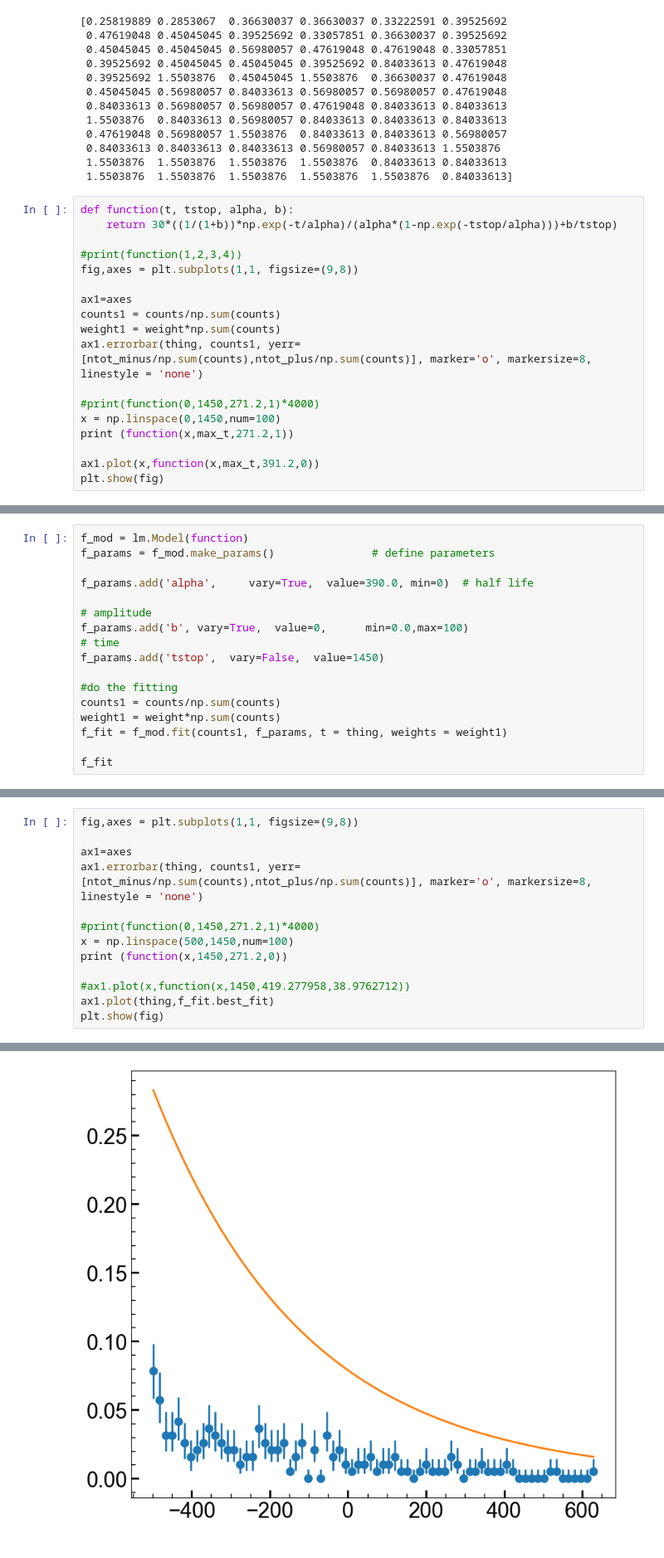
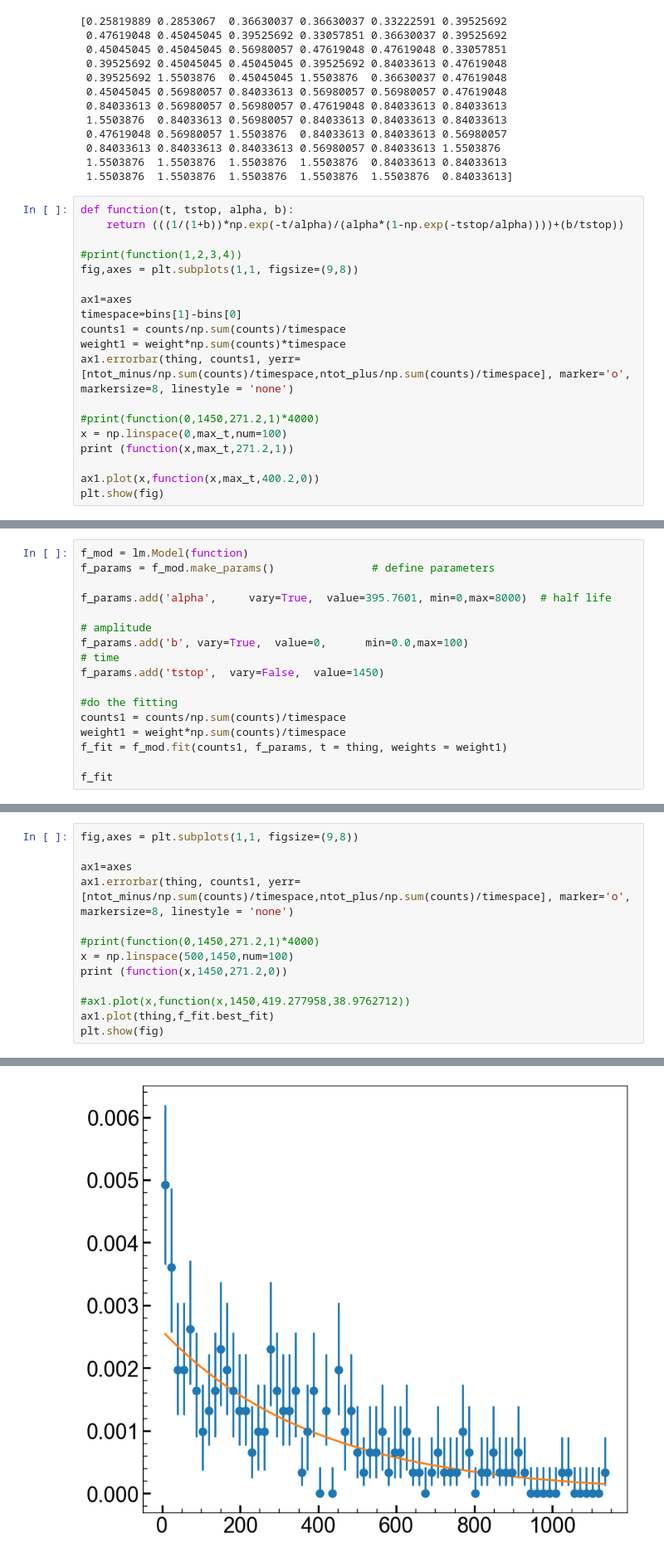
Before and after one commit to villano-lab/thermal-flux_paper2023, a Jupyter notebook: ChiSquare.ipynb, the cells around one changed output, grey strips where cells are left out. Shown at 83% size. Cells and saved outputs as stored; diff of their text form.

```diff
--- a/ChiSquare.ipynb
+++ b/ChiSquare.ipynb
@@ -137,20 +139,21 @@ print(weight)
  1.5503876  1.5503876  1.5503876  1.5503876  1.5503876  0.84033613]
 # %%
 def function(t, tstop, alpha, b):
-    return 30*((1/(1+b))*np.exp(-t/alpha)/(alpha*(1-np.exp(-tstop/alpha)))+b/tstop)
+    return (((1/(1+b))*np.exp(-t/alpha)/(alpha*(1-np.exp(-tstop/alpha))))+(b/tstop))
 
 #print(function(1,2,3,4))
 fig,axes = plt.subplots(1,1, figsize=(9,8))
 
 ax1=axes
-counts1 = counts/np.sum(counts)
-weight1 = weight*np.sum(counts)
-ax1.errorbar(thing, counts1, yerr=[ntot_minus/np.sum(counts),ntot_plus/np.sum(counts)], marker='o', markersize=8, linestyle = 'none')
+timespace=bins[1]-bins[0]
+counts1 = counts/np.sum(counts)/timespace
+weight1 = weight*np.sum(counts)*timespace
+ax1.errorbar(thing, counts1, yerr=[ntot_minus/np.sum(counts)/timespace,ntot_plus/np.sum(counts)/timespace], marker='o', markersize=8, linestyle = 'none')
 
 #print(function(0,1450,271.2,1)*4000)
-x = np.linspace(0,1450,num=100)
+x = np.linspace(0,max_t,num=100)
 print (function(x,max_t,271.2,1))
 
-ax1.plot(x,function(x,max_t,391.2,0))
+ax1.plot(x,function(x,max_t,400.2,0))
 plt.show(fig)
 # %% [output]
@@ -176,7 +197,7 @@ plt.show(fig)
 f_mod = lm.Model(function)
 f_params = f_mod.make_params()               # define parameters
 
-f_params.add('alpha',     vary=True,  value=390.0, min=0)  # half life
+f_params.add('alpha',     vary=True,  value=395.7601, min=0,max=8000)  # half life
 
 # amplitude
 f_params.add('b', vary=True,  value=0,      min=0.0,max=100)
@@ -184,8 +205,8 @@ f_params.add('b', vary=True,  value=0,      min=0.0,max=100)
 f_params.add('tstop',  vary=False,  value=1450)
 
 #do the fitting
-counts1 = counts/np.sum(counts)
-weight1 = weight*np.sum(counts)
+counts1 = counts/np.sum(counts)/timespace
+weight1 = weight*np.sum(counts)/timespace
 f_fit = f_mod.fit(counts1, f_params, t = thing, weights = weight1)
 
 f_fit
@@ -212,7 +231,7 @@ Correlations (unreported correlations are < 0.100)
 fig,axes = plt.subplots(1,1, figsize=(9,8))
 
 ax1=axes
-ax1.errorbar(thing, counts1, yerr=[ntot_minus/np.sum(counts),ntot_plus/np.sum(counts)], marker='o', markersize=8, linestyle = 'none')
+ax1.errorbar(thing, counts1, yerr=[ntot_minus/np.sum(counts)/timespace,ntot_plus/np.sum(counts)/timespace], marker='o', markersize=8, linestyle = 'none')
 
 #print(function(0,1450,271.2,1)*4000)
 x = np.linspace(500,1450,num=100)
@@ -242 +261 @@ plt.show(fig)
-[figure, old version]
+[figure, new version]
```
Also changed, not shown: parts of 5 cells of this notebook.
